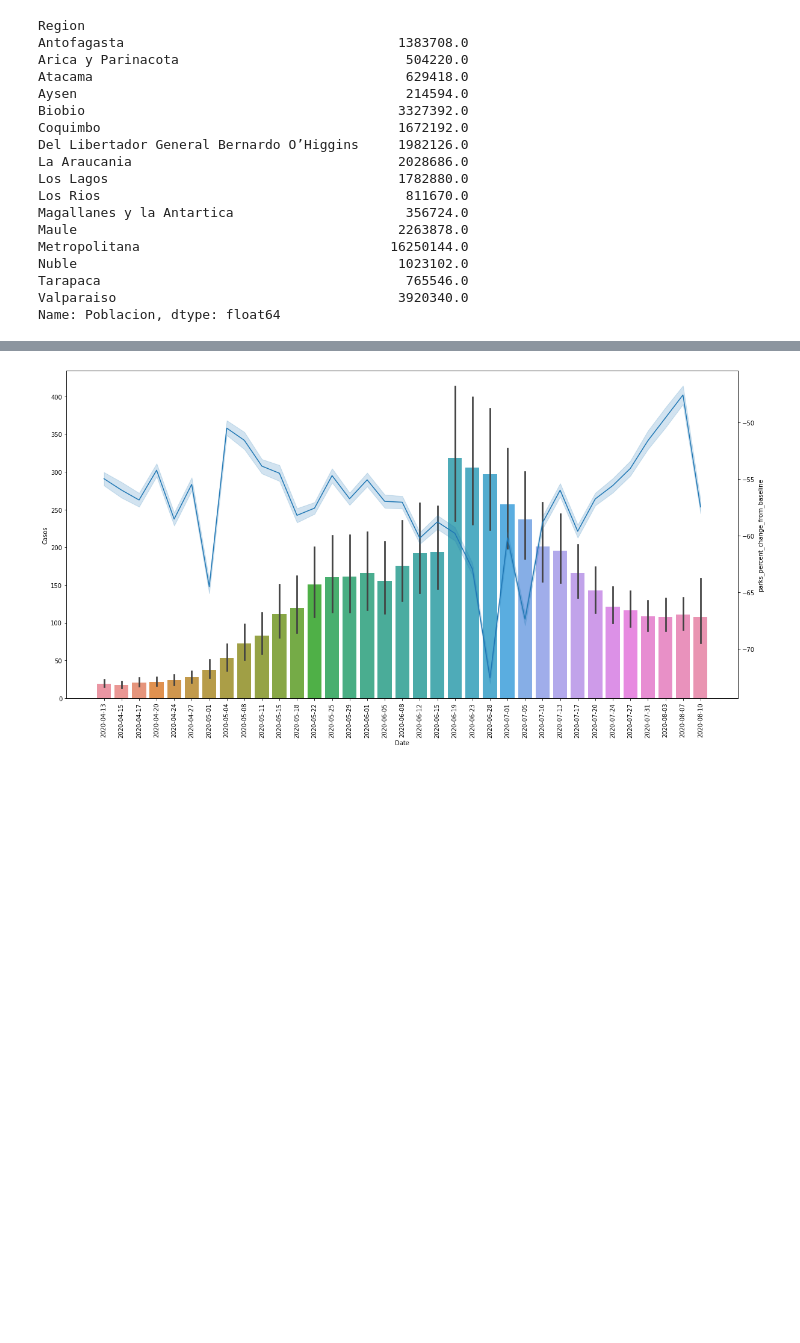
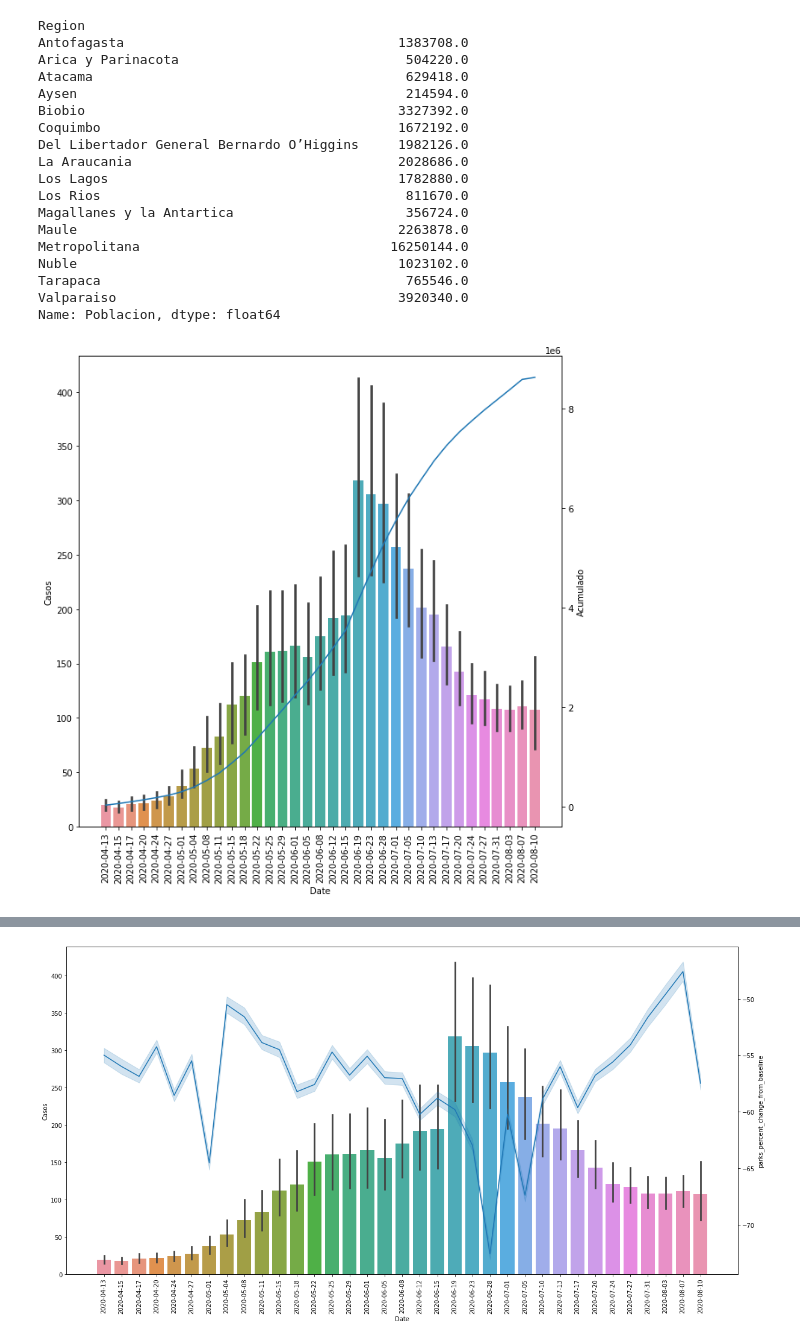
Before and after one commit to c3rssei/covid19care, a Jupyter notebook: Previsualizacion_movilizacion.ipynb, the cells around one changed output, grey strips where cells are left out. Saved outputs shown, nothing was run; the diff lists cells and outputs as text; code cells hidden in the pictures; blank space fills up the shorter version.

```diff
--- a/Previsualizacion_movilizacion.ipynb
+++ b/Previsualizacion_movilizacion.ipynb
@@ -442,6 +441,18 @@ Nuble                                         1023102.0
 Tarapaca                                       765546.0
 Valparaiso                                    3920340.0
 Name: Poblacion, dtype: float64
+# %%
+AcumCasos= test1.groupby("Date")["Casos"].sum().reset_index()
+AcumCasos["Acumulado"]=AcumCasos["Casos"].cumsum()
+
+
+fig,ax=plt.subplots(figsize=(10, 10))
+ax=sns.barplot(x="Date",y="Casos",data=test1)
+plt.xticks(rotation=90)
+ax1=ax.twinx()
+ax1=sns.lineplot(y="Acumulado",x="Date",data=AcumCasos)
+# %% [output]
+[figure, added]
 # %%
 #Una vez agregada la poblacion al dataframe calculo el porcentaje de casos segun poblacion
 
```
Also changed, not shown: parts of 17 cells of this notebook.
